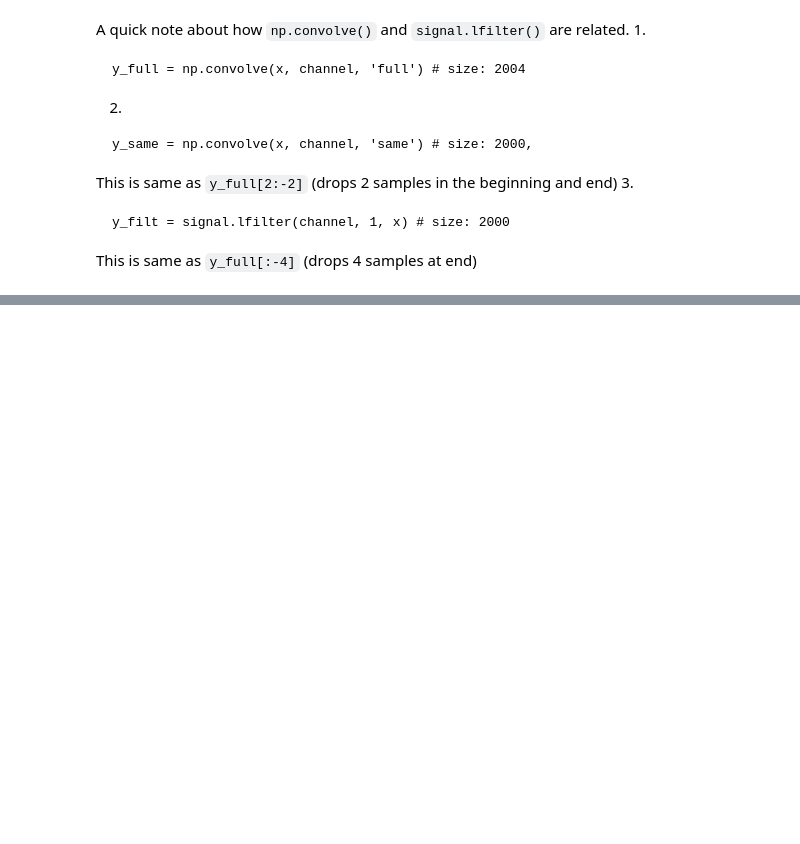
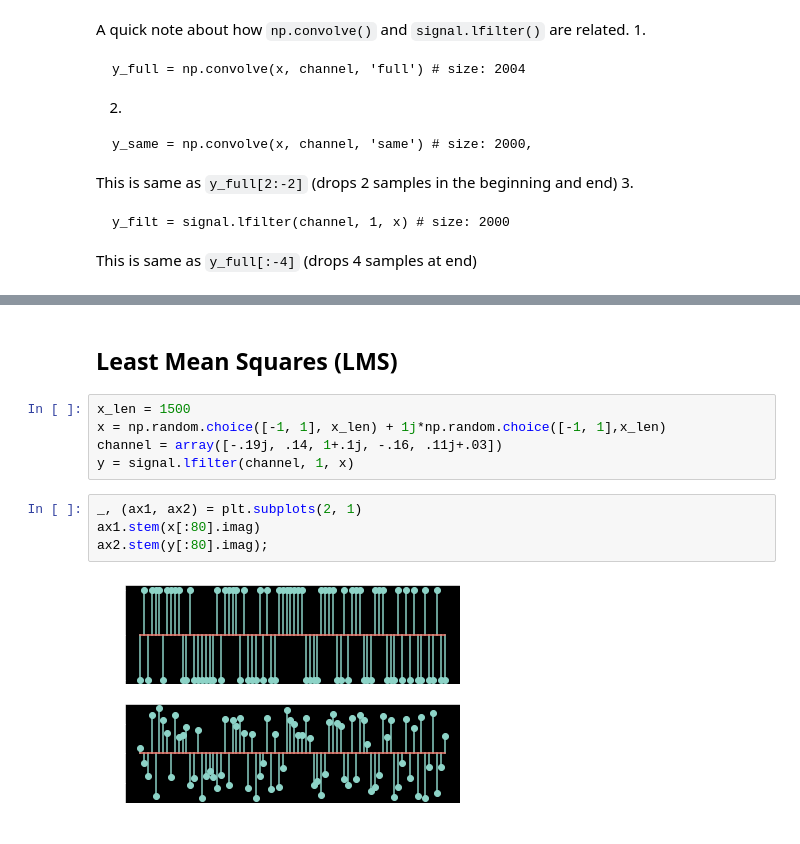
Before and after one commit to mohantyk/dsp_in_comm, a Jupyter notebook: chap4.ipynb, the cells around one changed output, grey strips where cells are left out. Drawn from its saved outputs; the diff is of its cells as text; blank space fills up the shorter version.

```diff
--- a/chap4.ipynb
+++ b/chap4.ipynb
@@ -190,0 +191,13 @@ ax4.grid(linestyle='dashed');
+# %% [markdown]
+## Least Mean Squares (LMS)
+# %%
+x_len = 1500
+x = np.random.choice([-1, 1], x_len) + 1j*np.random.choice([-1, 1],x_len)
+channel = array([-.19j, .14, 1+.1j, -.16, .11j+.03])
+y = signal.lfilter(channel, 1, x)
+# %%
+_, (ax1, ax2) = plt.subplots(2, 1)
+ax1.stem(x[:80].imag)
+ax2.stem(y[:80].imag);
+# %% [output]
+[figure, added]
```
Also changed, not shown: parts of 12 cells of this notebook.
